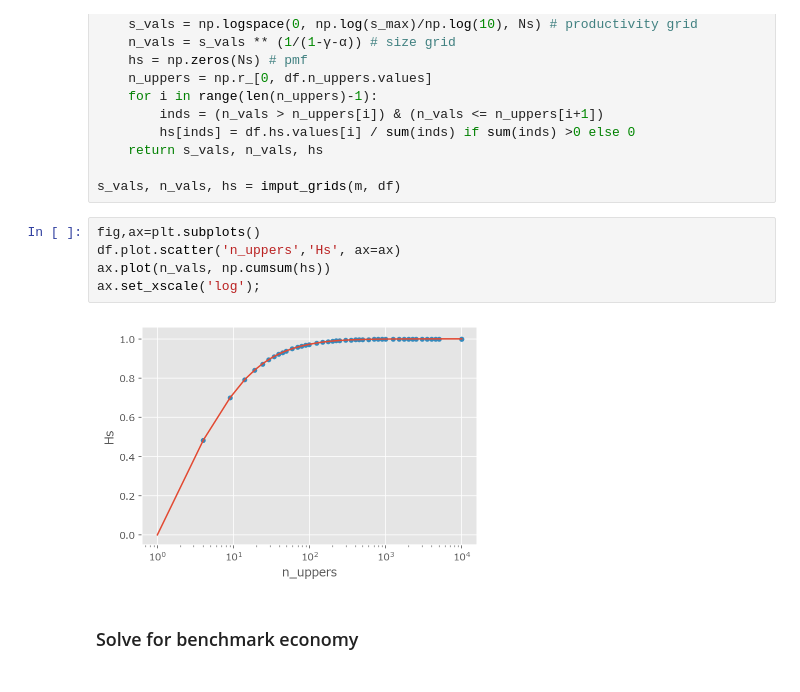
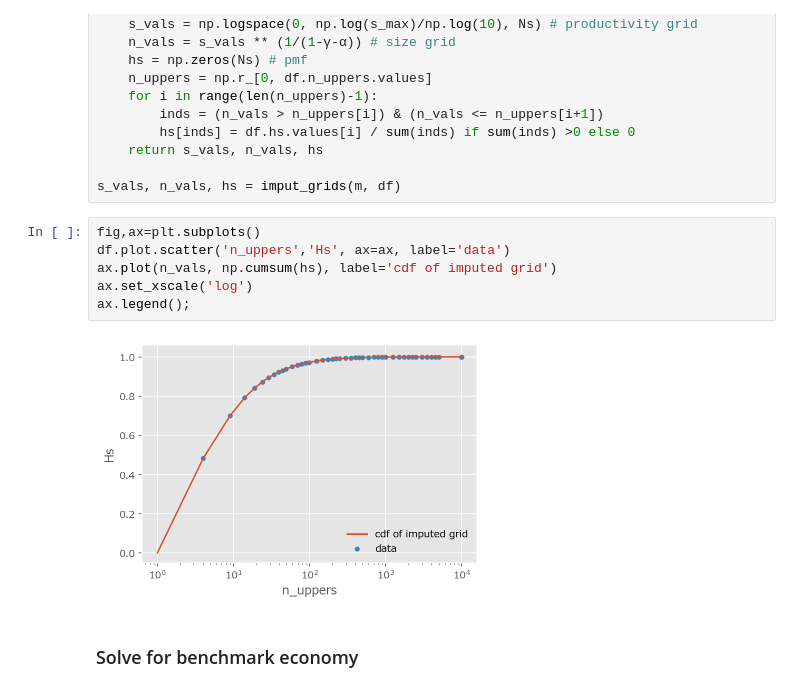
Before and after one commit to Alalalalaki/Econ-Paper-Notes, a Jupyter notebook: Macro/RR2008.ipynb, the cells around one changed output. Cells and saved outputs as stored; diff of their text form.

```diff
--- a/Macro/RR2008.ipynb
+++ b/Macro/RR2008.ipynb
@@ -109,11 +110,12 @@ def imput_grids(m, df):
 s_vals, n_vals, hs = imput_grids(m, df)
 # %%
 fig,ax=plt.subplots()
-df.plot.scatter('n_uppers','Hs', ax=ax)
-ax.plot(n_vals, np.cumsum(hs))
-ax.set_xscale('log');
+df.plot.scatter('n_uppers','Hs', ax=ax, label='data')
+ax.plot(n_vals, np.cumsum(hs), label='cdf of imputed grid')
+ax.set_xscale('log')
+ax.legend();
 # %% [output]
-[figure, old version]
+[figure, new version]
 # %% [markdown]
 ### Solve for benchmark economy
 # %%
```
Also changed, not shown: parts of 3 cells of this notebook, 1 other file.
